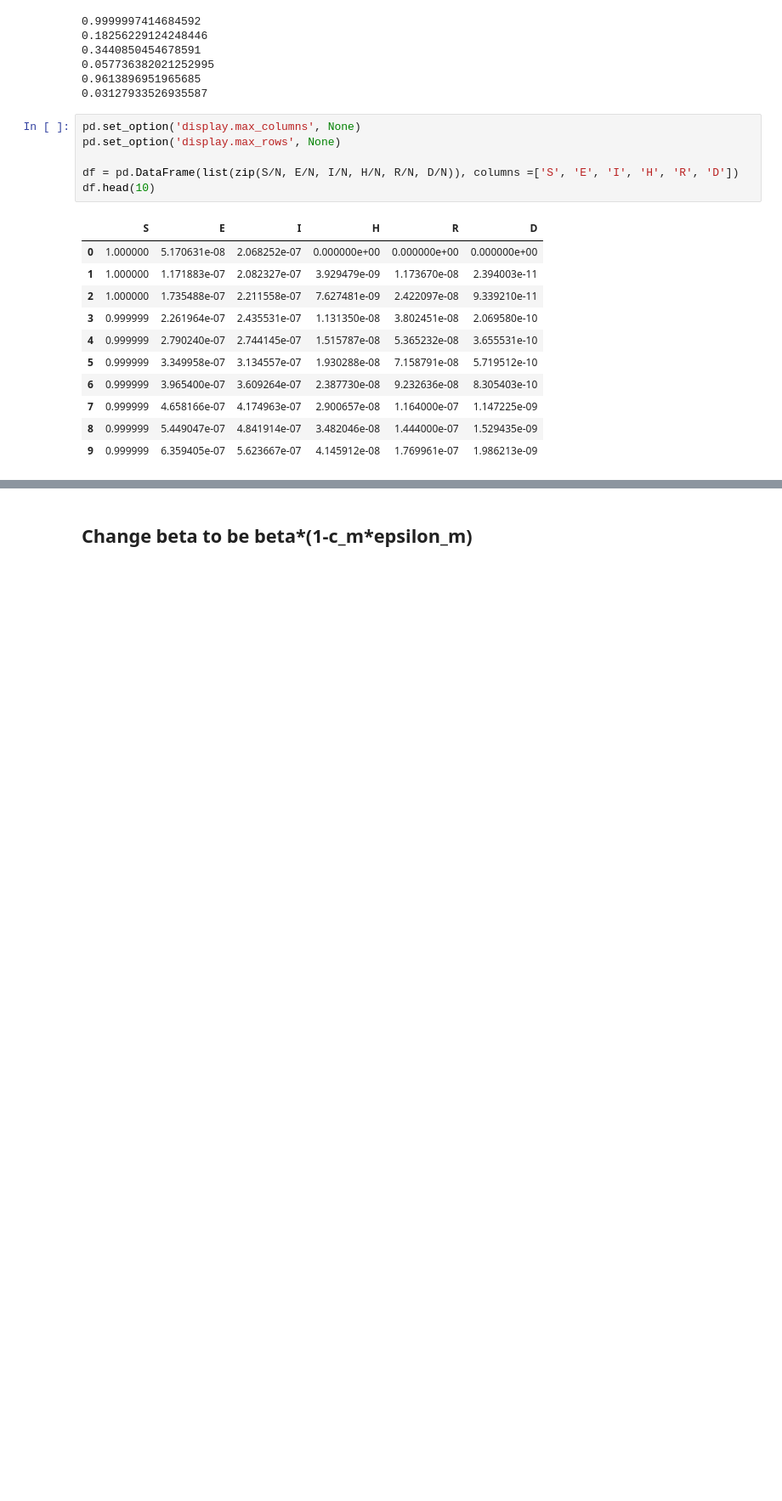
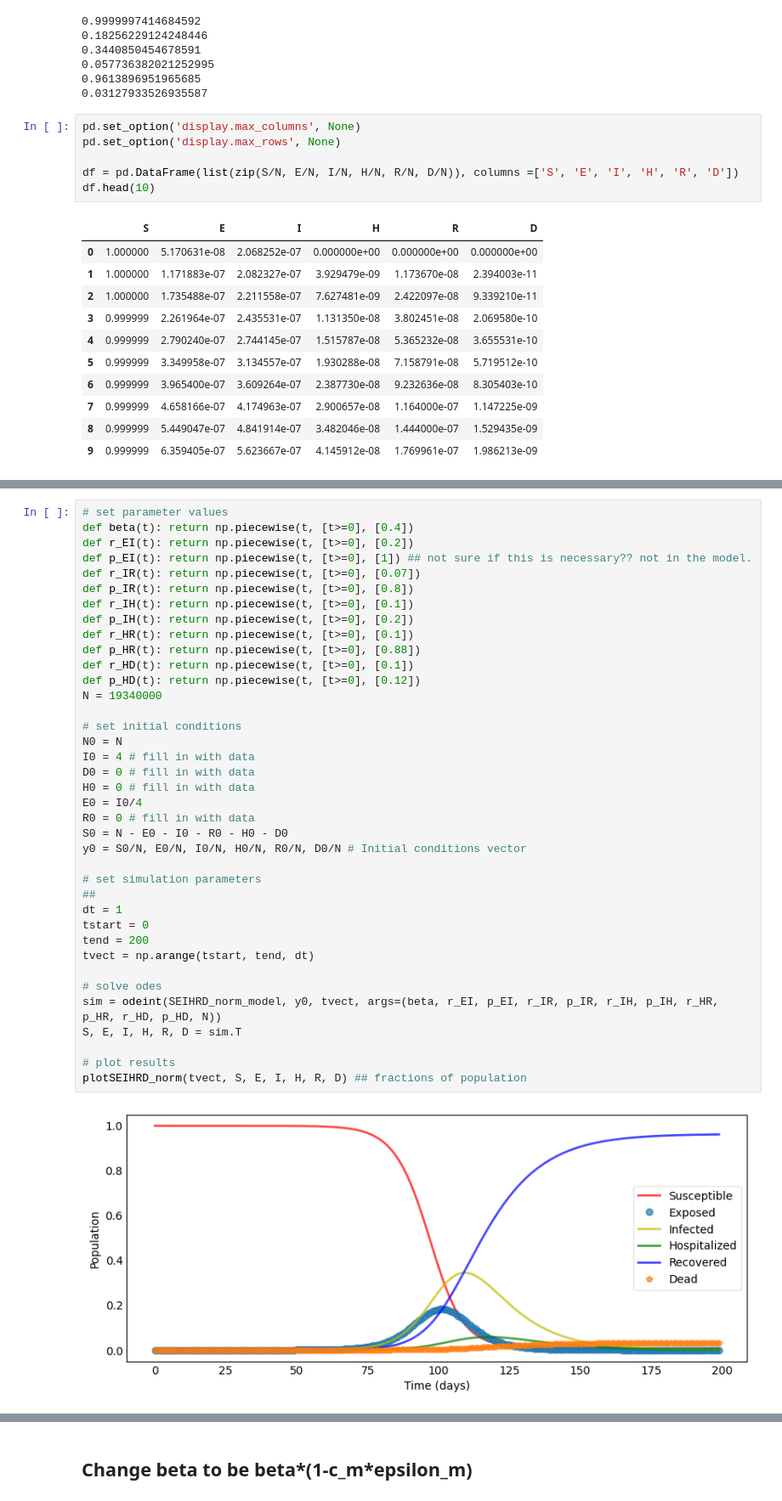
Before and after one commit to ml4ai/funman, a Jupyter notebook: notebooks/SEIRHD-sim.ipynb, the cells around one changed output, grey strips where cells are left out. Shown at 85% size. Drawn from its saved outputs; the diff is of its cells as text; blank space fills up the shorter version.

```diff
--- a/notebooks/SEIRHD-sim.ipynb
+++ b/notebooks/SEIRHD-sim.ipynb
@@ -117,0 +154,40 @@ df.head(10)
+# %%
+# set parameter values
+def beta(t): return np.piecewise(t, [t>=0], [0.4])
+def r_EI(t): return np.piecewise(t, [t>=0], [0.2])
+def p_EI(t): return np.piecewise(t, [t>=0], [1]) ## not sure if this is necessary?? not in the model.
+def r_IR(t): return np.piecewise(t, [t>=0], [0.07])
+def p_IR(t): return np.piecewise(t, [t>=0], [0.8])
+def r_IH(t): return np.piecewise(t, [t>=0], [0.1])
+def p_IH(t): return np.piecewise(t, [t>=0], [0.2])
+def r_HR(t): return np.piecewise(t, [t>=0], [0.1])
+def p_HR(t): return np.piecewise(t, [t>=0], [0.88])
+def r_HD(t): return np.piecewise(t, [t>=0], [0.1])
+def p_HD(t): return np.piecewise(t, [t>=0], [0.12])
+N = 19340000
+
+# set initial conditions
+N0 = N
+I0 = 4 # fill in with data
+D0 = 0 # fill in with data
+H0 = 0 # fill in with data
+E0 = I0/4
+R0 = 0 # fill in with data
+S0 = N - E0 - I0 - R0 - H0 - D0
+y0 = S0/N, E0/N, I0/N, H0/N, R0/N, D0/N # Initial conditions vector
+
+# set simulation parameters
+##
+dt = 1
+tstart = 0
+tend = 200
+tvect = np.arange(tstart, tend, dt)
+
+# solve odes
+sim = odeint(SEIHRD_norm_model, y0, tvect, args=(beta, r_EI, p_EI, r_IR, p_IR, r_IH, p_IH, r_HR, p_HR, r_HD, p_HD, N))
+S, E, I, H, R, D = sim.T
+
+# plot results
+plotSEIHRD_norm(tvect, S, E, I, H, R, D) ## fractions of population
+# %% [output]
+[figure, added]
```
Also changed, not shown: parts of 9 cells of this notebook, 1 other file.
